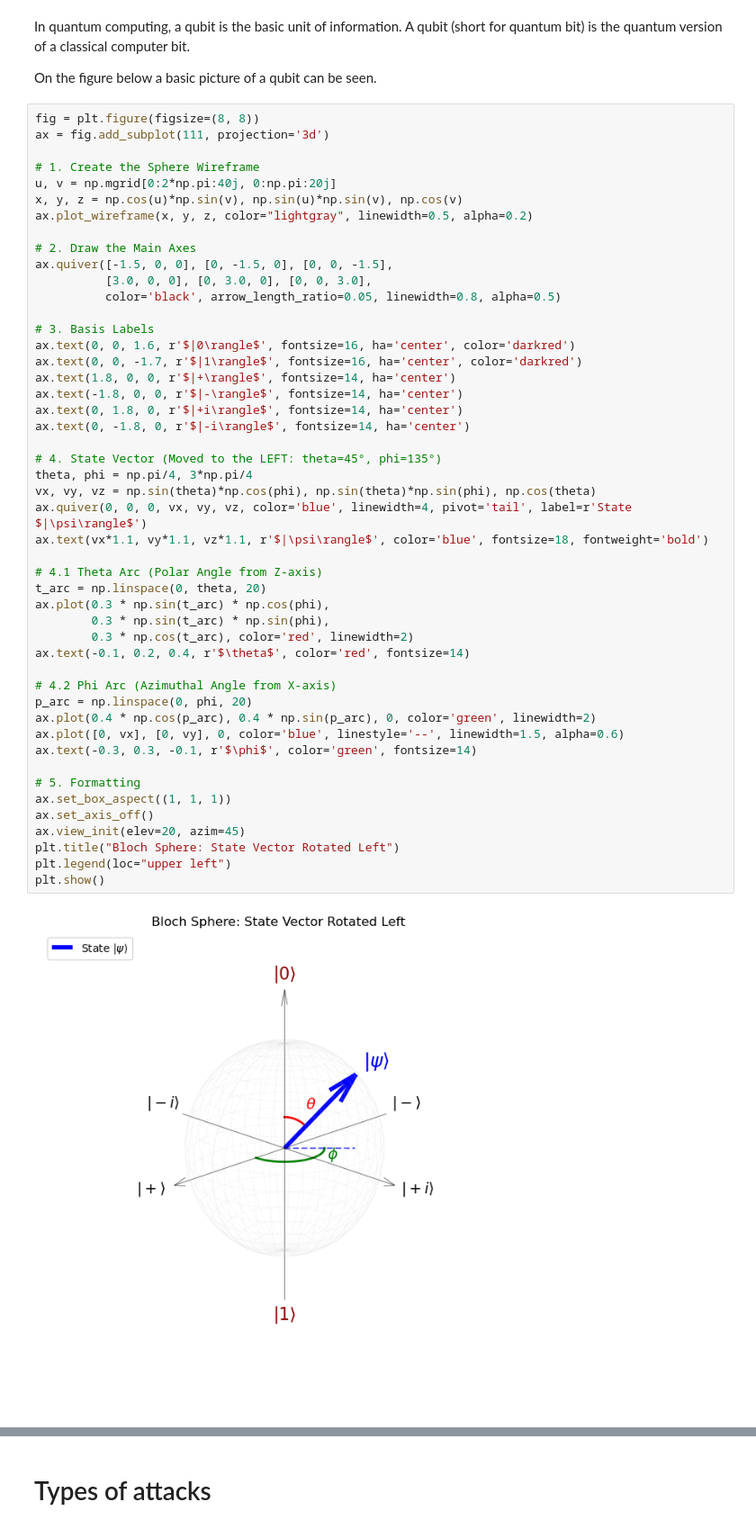
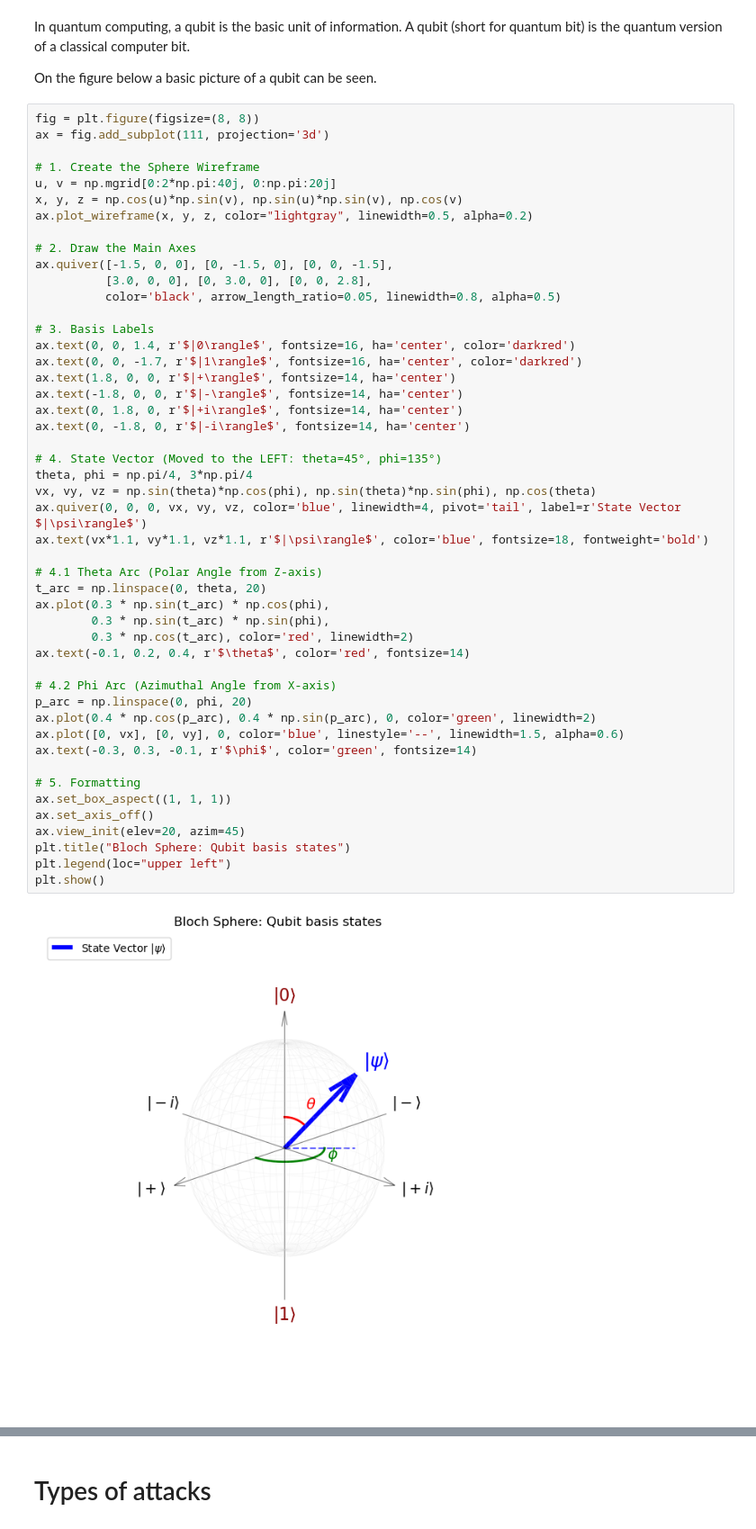
Before and after one commit to liliIvanova/SoftUniCources, a Jupyter notebook: Math_Concepts_for_Developers/Project/ML-DSA_Project.ipynb, the cells around one changed output, grey strips where cells are left out. Shown at 90% size. Cells and saved outputs as stored; diff of their text form.

```diff
--- a/Math_Concepts_for_Developers/Project/ML-DSA_Project.ipynb
+++ b/Math_Concepts_for_Developers/Project/ML-DSA_Project.ipynb
@@ -571,43 +605,43 @@ ax.plot_wireframe(x, y, z, color="lightgray", linewidth=0.5, alpha=0.2)
 
 # 2. Draw the Main Axes
 ax.quiver([-1.5, 0, 0], [0, -1.5, 0], [0, 0, -1.5],
-          [3.0, 0, 0], [0, 3.0, 0], [0, 0, 3.0],
+          [3.0, 0, 0], [0, 3.0, 0], [0, 0, 2.8],
           color='black', arrow_length_ratio=0.05, linewidth=0.8, alpha=0.5)
 
 # 3. Basis Labels
-ax.text(0, 0, 1.6, r'$|0\rangle$', fontsize=16, ha='center', color='darkred')
+ax.text(0, 0, 1.4, r'$|0\rangle$', fontsize=16, ha='center', color='darkred')
 ax.text(0, 0, -1.7, r'$|1\rangle$', fontsize=16, ha='center', color='darkred')
 ax.text(1.8, 0, 0, r'$|+\rangle$', fontsize=14, ha='center')
 ax.text(-1.8, 0, 0, r'$|-\rangle$', fontsize=14, ha='center')
 ax.text(0, 1.8, 0, r'$|+i\rangle$', fontsize=14, ha='center')
 ax.text(0, -1.8, 0, r'$|-i\rangle$', fontsize=14, ha='center')
 
 # 4. State Vector (Moved to the LEFT: theta=45°, phi=135°)
 theta, phi = np.pi/4, 3*np.pi/4
 vx, vy, vz = np.sin(theta)*np.cos(phi), np.sin(theta)*np.sin(phi), np.cos(theta)
-ax.quiver(0, 0, 0, vx, vy, vz, color='blue', linewidth=4, pivot='tail', label=r'State $|\psi\rangle$')
+ax.quiver(0, 0, 0, vx, vy, vz, color='blue', linewidth=4, pivot='tail', label=r'State Vector $|\psi\rangle$')
 ax.text(vx*1.1, vy*1.1, vz*1.1, r'$|\psi\rangle$', color='blue', fontsize=18, fontweight='bold')
 
 # 4.1 Theta Arc (Polar Angle from Z-axis)
 t_arc = np.linspace(0, theta, 20)
 ax.plot(0.3 * np.sin(t_arc) * np.cos(phi),
         0.3 * np.sin(t_arc) * np.sin(phi),
         0.3 * np.cos(t_arc), color='red', linewidth=2)
 ax.text(-0.1, 0.2, 0.4, r'$\theta$', color='red', fontsize=14)
 
 # 4.2 Phi Arc (Azimuthal Angle from X-axis)
 p_arc = np.linspace(0, phi, 20)
 ax.plot(0.4 * np.cos(p_arc), 0.4 * np.sin(p_arc), 0, color='green', linewidth=2)
 ax.plot([0, vx], [0, vy], 0, color='blue', linestyle='--', linewidth=1.5, alpha=0.6)
 ax.text(-0.3, 0.3, -0.1, r'$\phi$', color='green', fontsize=14)
 
 # 5. Formatting
 ax.set_box_aspect((1, 1, 1))
 ax.set_axis_off()
 ax.view_init(elev=20, azim=45)
-plt.title("Bloch Sphere: State Vector Rotated Left")
+plt.title("Bloch Sphere: Qubit basis states")
 plt.legend(loc="upper left")
 plt.show()
 # %% [output]
-[figure, old version]
+[figure, new version]
 # %% [markdown]
```
Also changed, not shown: parts of 22 cells of this notebook.
